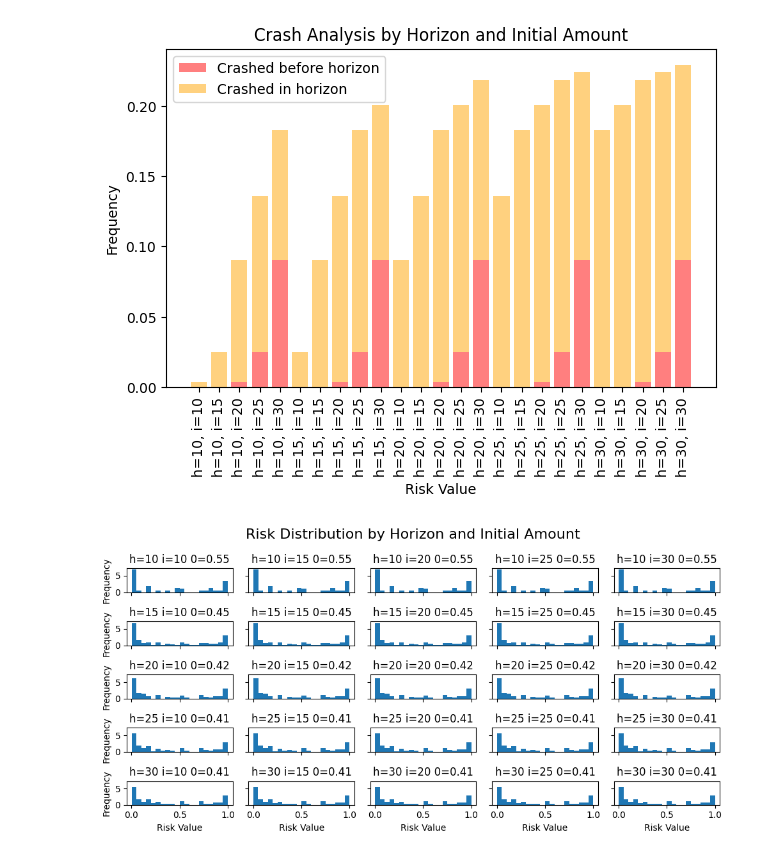
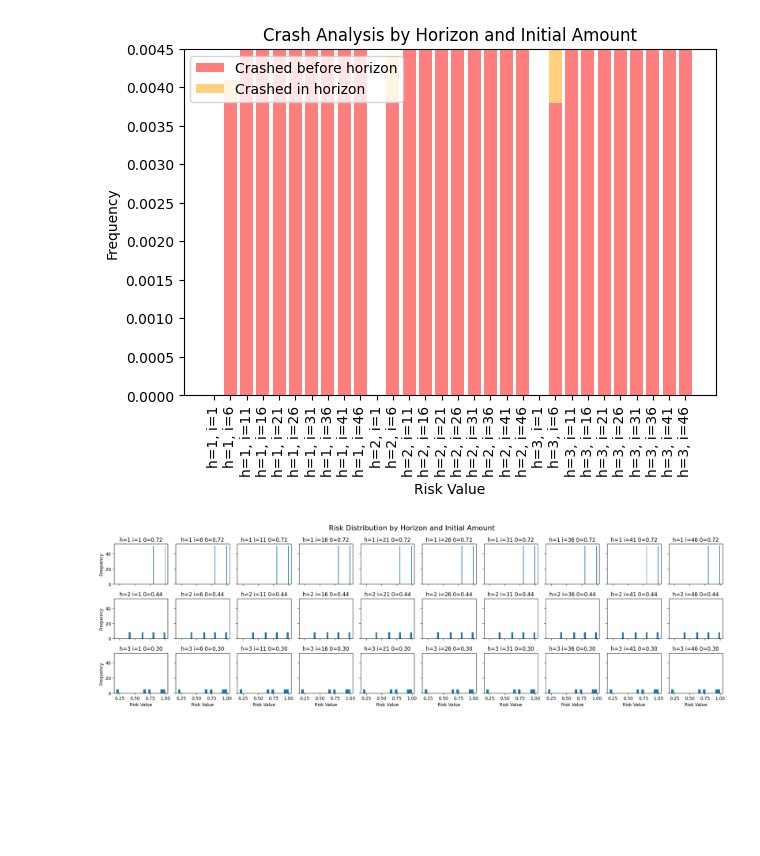
Before and after one commit to monitoring-MDPs/premise, a Jupyter notebook: notebooks/depth_analysis.ipynb, the cells around one changed output. Drawn from its saved outputs; the diff is of its cells as text; code cells hidden in the pictures; blank space fills up the shorter version.

Commit message:
Added extra models to test

```diff
--- a/notebooks/depth_analysis.ipynb
+++ b/notebooks/depth_analysis.ipynb
@@ -6,8 +6,8 @@ from tqdm import tqdm
 from premise.models import default_models
 from premise.system import ACASSystemUnderObservation, MCSystemUnderObservation
 
-horizons = np.arange(10, 30 + 1, 5, dtype=int)
-initial_amounts = np.arange(10, 30 + 1, 5, dtype=int)
+horizons = np.arange(1, 3 + 1, 1, dtype=int)
+initial_amounts = np.arange(1, 50 + 1, 5, dtype=int)
 
 
 suos: dict[tuple[int, int], MCSystemUnderObservation] = {}
@@ -15,10 +15,10 @@ for h, i in tqdm(
     product(horizons, initial_amounts), total=len(horizons) * len(initial_amounts)
 ):
     print(f"Creating system for horizon {h} and initial amount {i}")
-    model_def = default_models["airportA-7-10-10"]
+    model_def = default_models["unlikely-20"]
     # model_def.constants = "DMAX=4,PMAX=4"
     model_def.risk_property = f'Pmax=? [ F<={h} "{model_def.target_label}" ]'
-    suo = MCSystemUnderObservation(model_def, "airport")
+    suo = MCSystemUnderObservation(model_def, "")
 
     suos[(h, i)] = suo
 # %% [output]
@@ -92,7 +109,7 @@ ax.set_ylabel("Frequency")
 ax.set_title("Distribution of Crash States in Samples")
 ax.set_xticks(
     np.linspace(0, max(horizons) + max(initial_amounts), num=10, dtype=int).tolist()
-    + [max(horizons) + max(initial_amounts)]
+    + [max(horizons) + max(initial_amounts) + 0.5]
 )
 ax.set_xticklabels(
     np.linspace(0, max(horizons) + max(initial_amounts), num=10, dtype=int).tolist()
@@ -133,12 +150,13 @@ handles, labels = ax.get_legend_handles_labels()
 by_label = dict(zip(labels, handles))
 ax.legend(by_label.values(), by_label.keys(), loc="upper left")
 plt.tight_layout()
+# ax.set_ylim(0, 1)
 
 # Create a grid of subplots for all (h, i) combinations
 n_h = len(horizons)
 n_i = len(initial_amounts)
 fig_hist, axes = plt.subplots(
-    n_h, n_i, figsize=(2 * n_i, 1 * n_h), sharex=True, sharey=True
+    n_h, n_i, figsize=(2 * n_i, 2 * n_h), sharex=True, sharey=True
 )
 
 zero_threshold = 0.001
@@ -171,2 +189,2 @@ plt.tight_layout()
-[figure, old version]
+[figure, new version]
-[figure, old version]
+[figure, new version]
```
Also changed, not shown: parts of 3 cells of this notebook, 14 other files.
